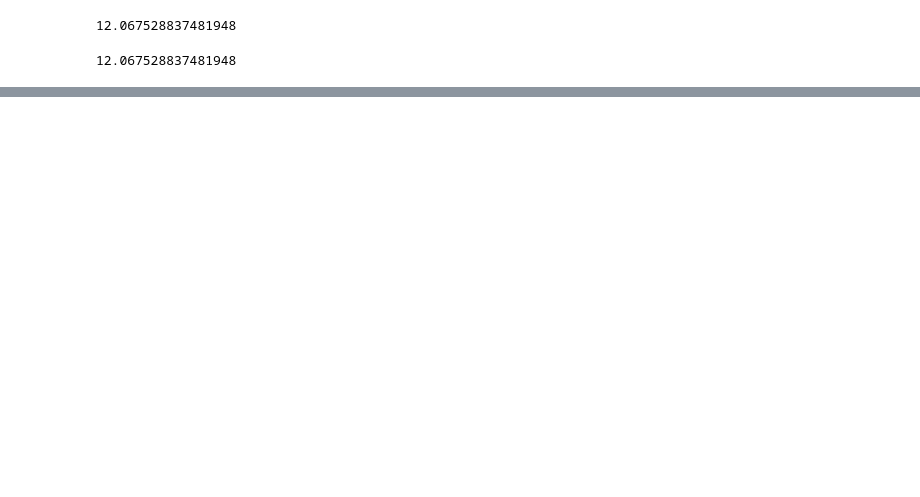
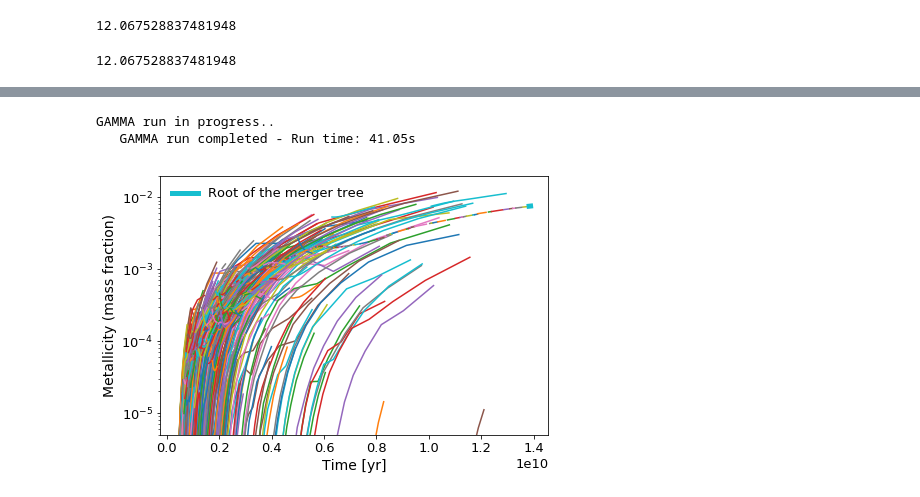
Before and after one commit to caterpillarproject/caga, a Jupyter notebook: notebooks/GAMMATreeBasic.ipynb, the cells around one changed output, grey strips where cells are left out. Drawn from its saved outputs; the diff is of its cells as text; code cells hidden in the pictures; blank space fills up the shorter version.

```diff
--- a/notebooks/GAMMATreeBasic.ipynb
+++ b/notebooks/GAMMATreeBasic.ipynb
@@ -46,0 +47,12 @@ Warning -- Not enough gas to sustain the SFH. 2
+# %%
+# Run GAMMA
+kwargs["sfe"] = 0.005
+kwargs["print_off"] = True
+g = gamma.gamma(**kwargs)
+# %% [output]
+GAMMA run in progress..
+   GAMMA run completed - Run time: 41.05s
+# %%
+fig = caga.plot.metallicity_evolution(g,tree_trunk_ID=gt.tree_trunk_ID)
+# %% [output]
+[figure, added]
```
Also changed, not shown: parts of 5 cells of this notebook.
